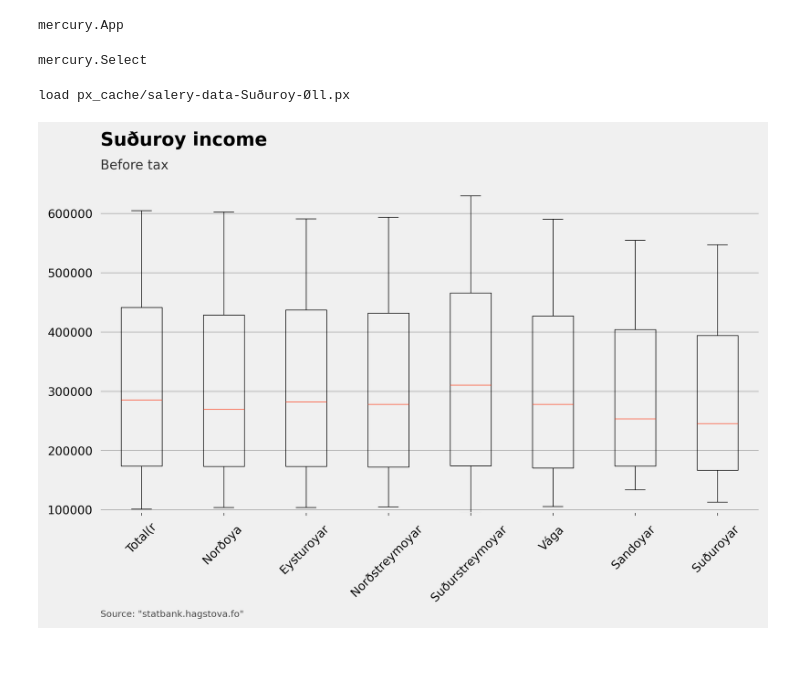
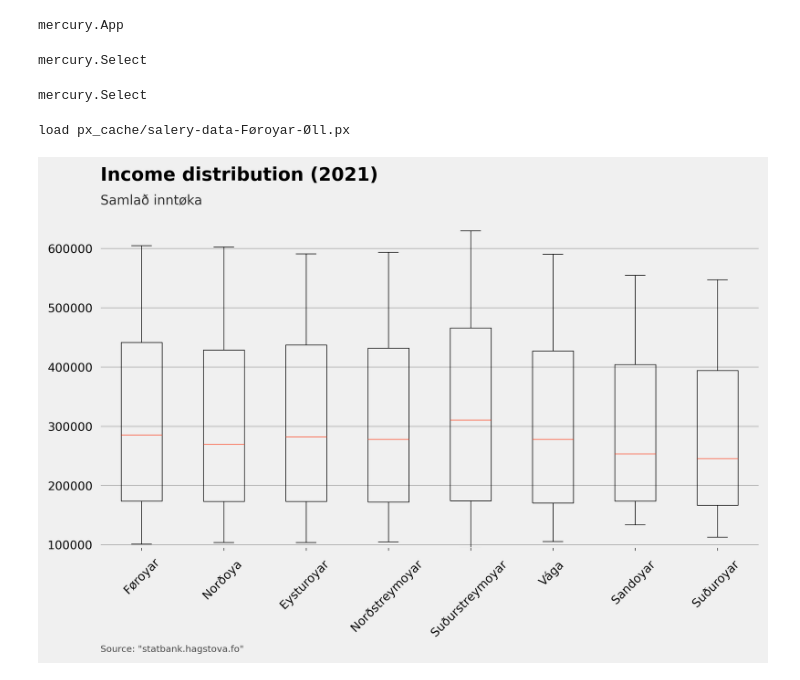
Before and after one commit to wentzlau/hagtol, a Jupyter notebook: fo_area_hagtol/fo_area_hagtol_salary.ipynb, the cells around one changed output. Drawn from its saved outputs; the diff is of its cells as text; code cells hidden in the pictures.

```diff
--- a/fo_area_hagtol/fo_area_hagtol_salary.ipynb
+++ b/fo_area_hagtol/fo_area_hagtol_salary.ipynb
@@ -145,6 +143,19 @@ json_body_salary = {
     "format": "px"
   }
 }
+# %%
+#municipality = mr.Select(choices= dh.get_municipalities(region.value), label="Kommuna")
+
+selected_year = "2021"
+
+tax_area = mr.Select(choices=["Samlað inntøka", "Tøk inntøka"], label="Type")
+
+selected_measure = "Gross income"
+
+if tax_area.value == "Tøk inntøka":
+    selected_measure = "Net income"
+# %% [output]
+mercury.Select
 # %%
 regions = dh.get_regions()
 
@@ -156,63 +165,59 @@ mercury.Select
 # %%
 filter, filter_value, px_id = dh.get_filter(region.value, "Øll")
-#print(filter, value)
-#json_body_salary["query"][0]["selection"]["filter"] = filter
-#json_body_salary["query"][0]["selection"]["values"] = [value]
-#print("fv", filter, value, json_body)
 df = dh.fetch_data("v1/fo/H2/IP/IP01/innt_nbs.px", json_body_salary, f"salery-data-{region.value}-Øll")
-#df['date']=pd.to_datetime(df['month']+df['year'].astype(str),format='%b%Y')
-df['value']=pd.to_numeric(df['DATA'])
+df['value']=pd.to_numeric(df['DATA'], errors='coerce')
 # %% [output]
-load px_cache/salery-data-Suðuroy-Øll.px
+load px_cache/salery-data-Føroyar-Øll.px
 # %%
 
 
-def calc_box(measure, year):
+def calc_box(measure, sex, year):
     sdf = pd.DataFrame()
 
 
-    sdf['year'] = df['year'].loc[(df["measure"] == measure ) & (df["sex"] == "Total (sex)") &(df["percentile intervals"] == "1" )].reset_index()['year']
-    sdf['region'] = df['region'].loc[(df["measure"] == measure ) & (df["sex"] == "Total (sex)") &(df["percentile intervals"] == "1" )].reset_index()['region']
+    sdf['year'] = df['year'].loc[(df["measure"] == measure ) & (df["sex"] == sex) &(df["percentile intervals"] == "1" )].reset_index()['year']
+    sdf['region'] = df['region'].loc[(df["measure"] == measure ) & (df["sex"] == sex) &(df["percentile intervals"] == "1" )].reset_index()['region']
     #sdf['1'] =  df['value'].loc[(df["measure"] == measure ) & (df["sex"] == "Total (sex)") &(df["percentile intervals"] == "1" )].reset_index()['value']
-    sdf['10'] = df['value'].loc[(df["measure"] == measure ) & (df["sex"] == "Total (sex)") &(df["percentile intervals"] == "10" )].reset_index()['value']
-    sdf['25'] = df['value'].loc[(df["measure"] == measure ) & (df["sex"] == "Total (sex)") &(df["percentile intervals"] == "25" )].reset_index()['value']
-    sdf['50'] = df['value'].loc[(df["measure"] == measure ) & (df["sex"] == "Total (sex)") &(df["percentile intervals"] == "50" )].reset_index()['value']
-    sdf['75'] = df['value'].loc[(df["measure"] == measure ) & (df["sex"] == "Total (sex)") &(df["percentile intervals"] == "75" )].reset_index()['value']
-    sdf['90'] = df['value'].loc[(df["measure"] == measure ) & (df["sex"] == "Total (sex)") &(df["percentile intervals"] == "90" )].reset_index()['value']
+    sdf['10'] = df['value'].loc[(df["measure"] == measure ) & (df["sex"] == sex) &(df["percentile intervals"] == "10" )].reset_index()['value']
+    sdf['25'] = df['value'].loc[(df["measure"] == measure ) & (df["sex"] == sex) &(df["percentile intervals"] == "25" )].reset_index()['value']
+    sdf['50'] = df['value'].loc[(df["measure"] == measure ) & (df["sex"] == sex) &(df["percentile intervals"] == "50" )].reset_index()['value']
+    sdf['75'] = df['value'].loc[(df["measure"] == measure ) & (df["sex"] == sex) &(df["percentile intervals"] == "75" )].reset_index()['value']
+    sdf['90'] = df['value'].loc[(df["measure"] == measure ) & (df["sex"] == sex) &(df["percentile intervals"] == "90" )].reset_index()['value']
     #sdf['100'] = df['value'].loc[(df["measure"] == measure ) & (df["sex"] == "Total (sex)") &(fdf["percentile intervals"] == "100" )].reset_index()['value']
     #print(sdf)
 
 
 
     gk = sdf.groupby("year")
     g = gk.get_group(year)
     bxf = pd.DataFrame()
     bxf["label"] = g["region"]
     bxf["median"] =  g['50']
     bxf["mean"] =  g['50']
     bxf[10] = g['10']
     bxf[25] = g['25']
     bxf[50] =  g['50']
     bxf[75] = g['75']
     bxf[90] = g['90']
 
     box_data = []
     for row in bxf.iterrows():
         #x = row[1]["label"]
         box_data.append([
             row[1]["label"][:-6],
             row[1][10],
             row[1][25],
             row[1][50],
             row[1][75],
             row[1][90],
             None
         ])
-
+        if sex != "Total (sex)":
+            break
     return box_data
-
-gross_box = calc_box("Gross income", "2021")
-ph.box_plot_2(gross_box, f"Income distribution", "Before tax")
+gross_box = calc_box(selected_measure, "Total (sex)", selected_year)
+gross_box[0][0] = "Føroyar"
+ph.box_plot_2(gross_box, f"Income distribution ({selected_year})", tax_area.value)
 plt.show()
 # %% [output]
-[figure, old version]
+[figure, new version]
```
Also changed, not shown: parts of 8 cells of this notebook, 1 other file.
